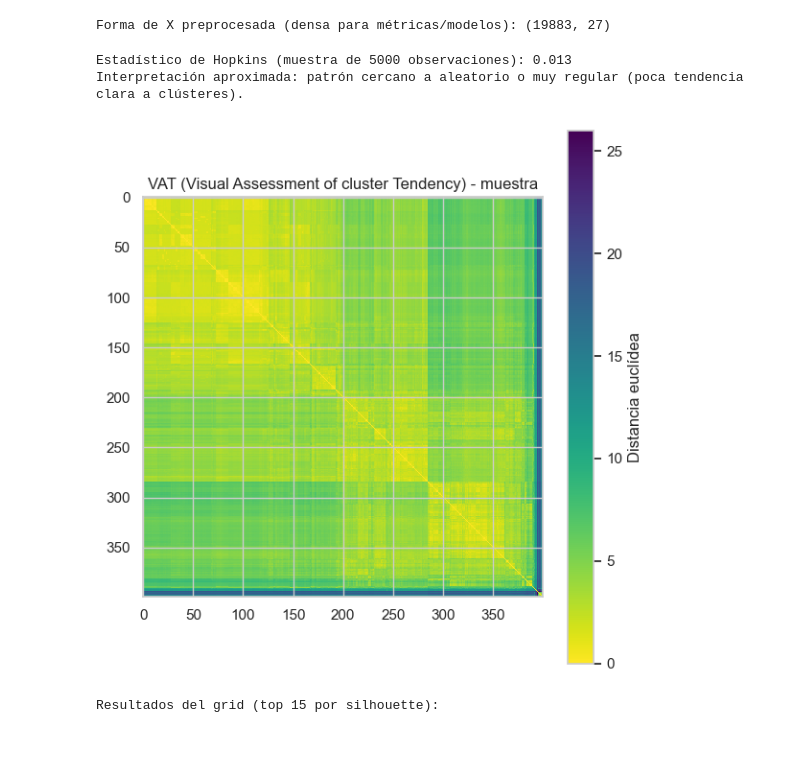
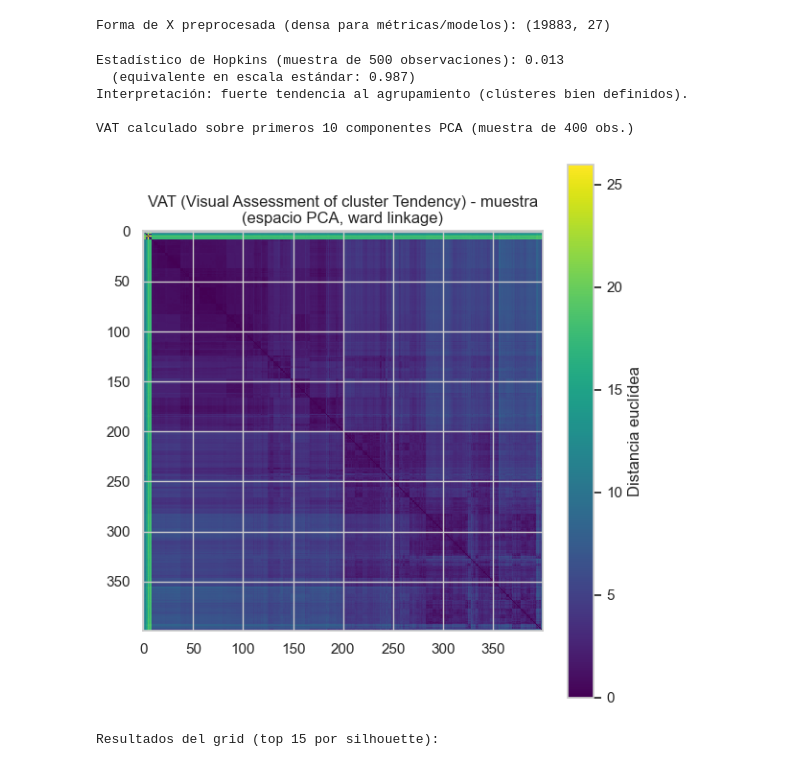
Before and after one commit to MrMenth0l/MineriaDatos-Lab2, a Jupyter notebook: Lab2/clustering_inicial.ipynb, the cells around one changed output. Cells and saved outputs as stored; diff of their text form; code cells hidden in the pictures.

```diff
--- a/Lab2/clustering_inicial.ipynb
+++ b/Lab2/clustering_inicial.ipynb
@@ -414,48 +415,77 @@ try:
 except ImportError:
     hopkins_stat = None
     print("No se pudo importar 'pyclustertend.hopkins'. Asegúrese de ejecutar la celda de instalación de paquetes y, si es necesario, reiniciar el kernel.")
 
-# Muestra para los cálculos (para no explotar memoria en datasets grandes).
 n_samples = X_model.shape[0]
-hopkins_sample = min(5000, n_samples)
+# pyclustertend recomienda una muestra pequeña (5-10 % del dataset).
+# Con muestras grandes (≥20 %) las distancias w_i se comprimen artificialmente
+# y el estadístico se distorsiona hacia 0.
+hopkins_sample = min(500, max(50, int(0.05 * n_samples)))
 vat_sample = min(400, n_samples)
 
 if hopkins_stat is not None:
     hopkins_value = hopkins_stat(X_model, hopkins_sample)
     print(f"Estadístico de Hopkins (muestra de {hopkins_sample} observaciones): {hopkins_value:.3f}")
-    if hopkins_value < 0.45:
-        print("Interpretación aproximada: patrón cercano a aleatorio o muy regular (poca tendencia clara a clústeres).")
-    elif hopkins_value < 0.75:
-        print("Interpretación aproximada: existe cierta estructura de agrupamiento, pero no extremadamente marcada.")
+    # pyclustertend usa la fórmula H = Σw / (Σw + Σu), que es el
+    # COMPLEMENTO del convenio estándar (H_estandar = Σu / (Σu + Σw)).
+    # Por eso en esta implementación:
+    #   H → 0  significa ALTA tendencia al agrupamiento (clusters bien definidos)
+    #   H ≈ 0.5 significa datos aleatorios (sin estructura)
+    #   H → 1  significa patrón muy regular (tipo rejilla)
+    h_std = 1 - hopkins_value  # equivalente al Hopkins estándar para comparar
+    print(f"  (equivalente en escala estándar: {h_std:.3f})")
+    if hopkins_value < 0.25:
+        print("Interpretación: fuerte tendencia al agrupamiento (clústeres bien definidos).")
+    elif hopkins_value < 0.45:
+        print("Interpretación: existe cierta estructura de agrupamiento, aunque no extremadamente marcada.")
+    elif hopkins_value < 0.60:
+        print("Interpretación: patrón cercano a aleatorio (poca tendencia clara a clústeres).")
     else:
-        print("Interpretación aproximada: fuerte tendencia al agrupamiento (clústeres bien definidos).")
+        print("Interpretación: distribución muy regular o uniforme (escasa tendencia a clústeres).")
 else:
     print("Se omite el cálculo de Hopkins porque no se pudo importar la función.")
 
 # VAT: matriz de distancias reordenada y visualizada como imagen.
+# Se reduce a los primeros componentes de PCA antes de calcular distancias para
+# evitar la maldición de la dimensionalidad en el espacio original (27 dims).
+# En alta dimensión todas las distancias convergen a un valor similar, borrando
+# la estructura de bloques que VAT pretende revelar.
 if vat_sample >= 20:
     rng = np.random.default_rng(RANDOM_STATE)
     sample_idx = rng.choice(n_samples, size=vat_sample, replace=False)
-    X_vat = X_model[sample_idx]
+
+    # Usamos los primeros 10 componentes PCA (ya calculados) para VAT.
+    # Retienen la mayor parte de la varianza pero en un espacio compacto donde
+    # las distancias euclídeas son más informativas sobre la estructura.
+    n_pca_vat = min(10, X_pca_full.shape[1])
+    X_vat = X_pca_full[sample_idx, :n_pca_vat]
+    print(f"\nVAT calculado sobre primeros {n_pca_vat} componentes PCA (muestra de {vat_sample} obs.)")
 
     D = pairwise_distances(X_vat, metric='euclidean')
-    # Se usa clustering jerárquico para obtener un ordenamiento de las observaciones.
-    Z = linkage(D, method='average')
+    # Clustering jerárquico para ordenar las observaciones (método Ward para
+    # agrupamientos más compactos y bloques más nítidos en la imagen).
+    Z = linkage(D, method='ward')
     order = leaves_list(Z)
     D_reordered = D[order][:, order]
 
     plt.figure(figsize=(6, 6))
-    plt.imshow(D_reordered, cmap='viridis_r', interpolation='nearest')
-    plt.title('VAT (Visual Assessment of cluster Tendency) - muestra')
+    # Colormap estándar de VAT: oscuro = distancias pequeñas (mismo clúster),
+    # claro/amarillo = distancias grandes (clústeres distintos).
+    # Se usa 'viridis' (sin _r) para seguir el convenio original del método.
+    plt.imshow(D_reordered, cmap='viridis', interpolation='nearest')
+    plt.title('VAT (Visual Assessment of cluster Tendency) - muestra\n(espacio PCA, ward linkage)')
     plt.colorbar(label='Distancia euclídea')
     plt.tight_layout()
     plt.show()
 else:
     print("Dataset demasiado pequeño para una visualización VAT informativa.")
 # %% [output]
-Estadístico de Hopkins (muestra de 5000 observaciones): 0.013
-Interpretación aproximada: patrón cercano a aleatorio o muy regular (poca tendencia clara a clústeres).
+Estadístico de Hopkins (muestra de 500 observaciones): 0.013
+  (equivalente en escala estándar: 0.987)
+Interpretación: fuerte tendencia al agrupamiento (clústeres bien definidos).
+
+VAT calculado sobre primeros 10 componentes PCA (muestra de 400 obs.)
-[figure, old version]
+[figure, new version]
 # %%
 algorithm_configs = {
     'KMeans': {'builder': build_kmeans},
```
Also changed, not shown: parts of 3 cells of this notebook, 1 other file.
